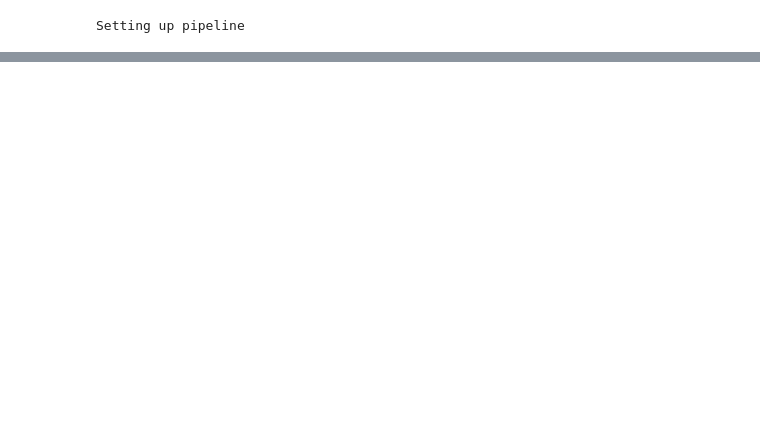
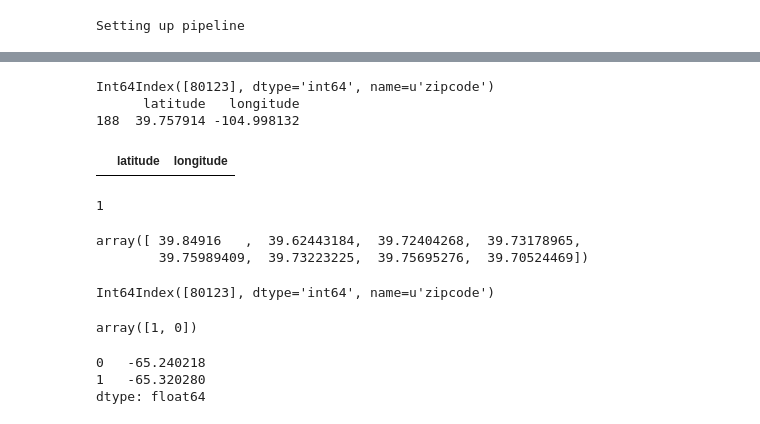
Before and after one commit to ideaian/housing_prices, a Jupyter notebook: improved_pipeline.ipynb, the cells around one changed output, grey strips where cells are left out. Saved outputs shown, nothing was run; the diff lists cells and outputs as text; code cells hidden in the pictures; blank space fills up the shorter version.

```diff
--- a/improved_pipeline.ipynb
+++ b/improved_pipeline.ipynb
@@ -214,0 +152,5 @@ array([ 0.04326373,  0.00414483,  0.01642187,  0.00760086,  0.5767813 ,
+# %%
+lat_long_df = pd.groupby(df_train,'zipcode')['latitude','longitude'].mean()#.latitude.mean()
+# pd.groupby(df,'zipcode').latitude.mean()
+# %%
+jj = lat_long_df.add_suffix('_mean')#.reset_index()
@@ -214,0 +171,27 @@ array([ 0.04326373,  0.00414483,  0.01642187,  0.00760086,  0.5767813 ,
+# %%
+dd = df_test[~df_test['zipcode'].isin(lat_long_df.index)][['latitude','longitude']]
+
+ndx =(dd[['latitude','longitude']]).reset_index().apply(lambda x: smallest_gcd_distance_ndx(
+    lat_long_df.latitude.values, lat_long_df.longitude.values, x[0],x[1]), axis=1)
+print(lat_long_df.iloc[ndx].index)
+print(df_test[~df_test['zipcode'].isin(lat_long_df.index)][['latitude','longitude']] )
+df_test.loc[~df_test['zipcode'].isin(lat_long_df.index),'zipcode'] = lat_long_df.iloc[ndx].index
+# %% [output]
+Int64Index([80123], dtype='int64', name=u'zipcode')
+      latitude   longitude
+188  39.757914 -104.998132
+# %%
+df_test[~df_test['zipcode'].isin(lat_long_df.index)][['latitude','longitude']]
+# %% [output]
+|  | latitude | longitude |
+# %%
+dd = df_test[~df_test['zipcode'].isin(lat_long_df.index)][['latitude','longitude']]
+
+np.argmin(gcd_vec(np.array([1,2,3]),np.array([1,2,3]),2,2))
+# %% [output]
+1
+# %%
+lat_long_df.latitude.values, lat_long_df.longitude.values,
+# %% [output]
+array([ 39.84916   ,  39.62443184,  39.72404268,  39.73178965,
+        39.75989409,  39.73223225,  39.75695276,  39.70524469])
@@ -214,0 +201,16 @@ array([ 0.04326373,  0.00414483,  0.01642187,  0.00760086,  0.5767813 ,
+# %%
+ndx =(dd[['latitude','longitude']]).reset_index().apply(lambda x: smallest_gcd_distance_ndx(
+    lat_long_df.latitude.values, lat_long_df.longitude.values, x[0],x[1]), axis=1)
+print(lat_long_df.iloc[ndx].index)
+# %% [output]
+Int64Index([80123], dtype='int64', name=u'zipcode')
+# %%
+ndx.values
+# %% [output]
+array([1, 0])
+# %%
+dd[['latitude','longitude']].reset_index().apply(lambda x: x[1]+x[2],axis=1)
+# %% [output]
+0   -65.240218
+1   -65.320280
+dtype: float64
```
Also changed, not shown: parts of 22 cells of this notebook, 1 other file.
